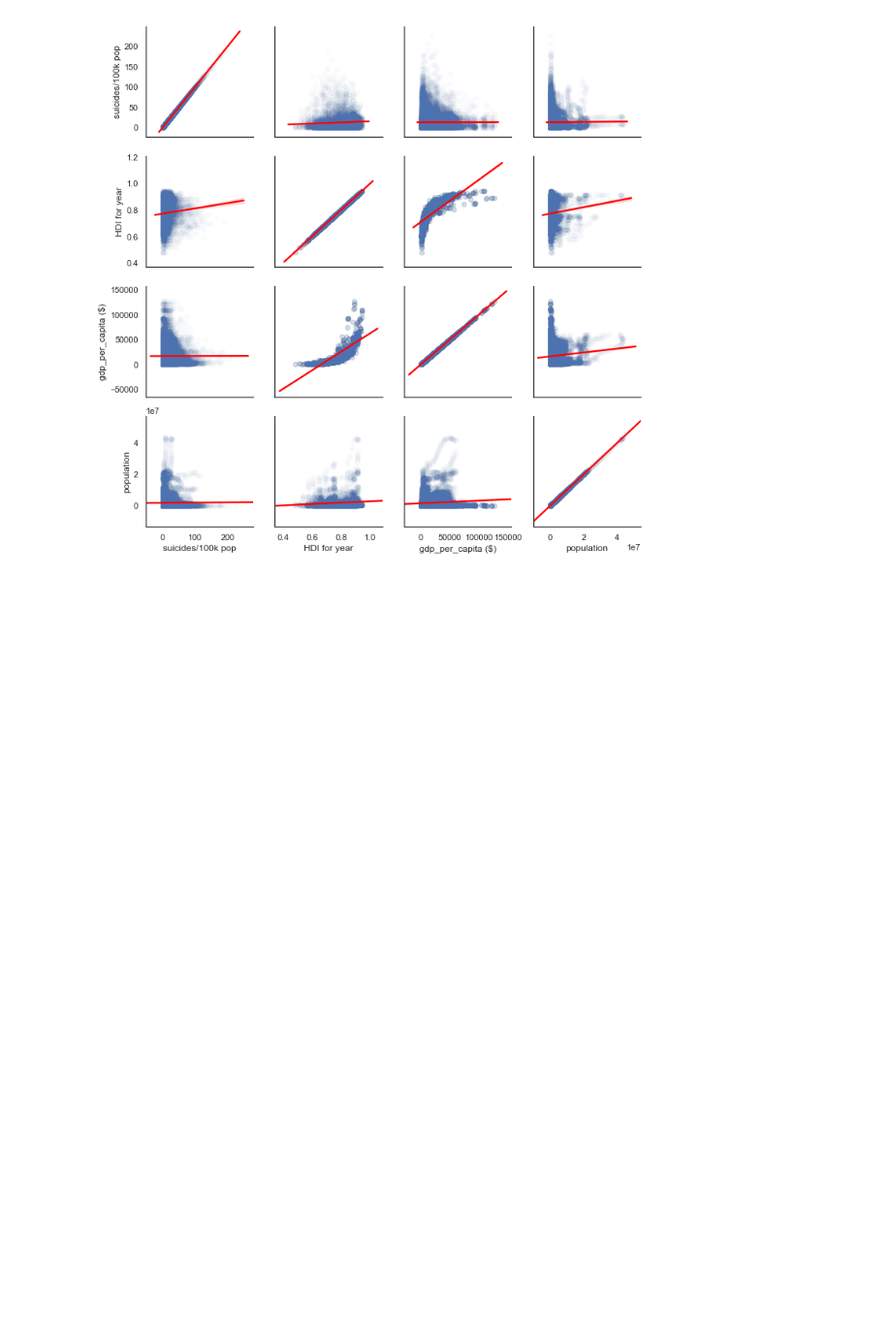
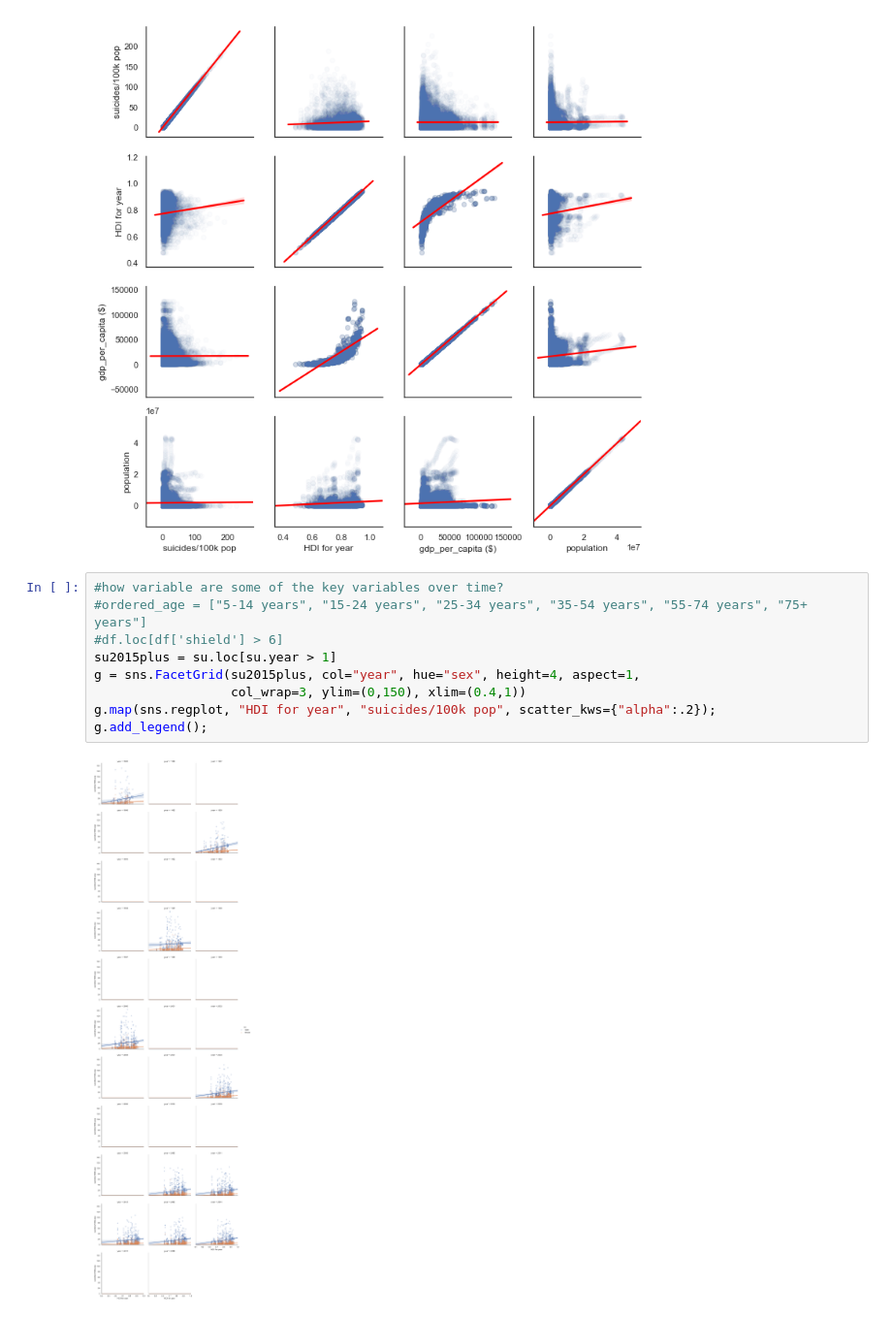
Before and after one commit to daddyprasad5/thinkful, a Jupyter notebook: happiness.ipynb, the cells around one changed output. Shown at 97% size. Drawn from its saved outputs; the diff is of its cells as text; blank space fills up the shorter version.

```diff
--- a/happiness.ipynb
+++ b/happiness.ipynb
@@ -410,6 +410,17 @@ gr.map(sns.regplot, scatter_kws={"alpha":.02}, line_kws={"color":"red"})
 # %% [output]
 <seaborn.axisgrid.PairGrid at 0x...>
 [figure]
+# %%
+#how variable are some of the key variables over time?
+#ordered_age = ["5-14 years", "15-24 years", "25-34 years", "35-54 years", "55-74 years", "75+ years"]
+#df.loc[df['shield'] > 6]
+su2015plus = su.loc[su.year > 1]
+g = sns.FacetGrid(su2015plus, col="year", hue="sex", height=4, aspect=1,
+                  col_wrap=3, ylim=(0,150), xlim=(0.4,1))
+g.map(sns.regplot, "HDI for year", "suicides/100k pop", scatter_kws={"alpha":.2});
+g.add_legend();
+# %% [output]
+[figure, added]
 # %%
 
 #playing with looping through a dataframe to display lots of plots
```
Also changed, not shown: parts of 1 cell of this notebook, 19 other files.
